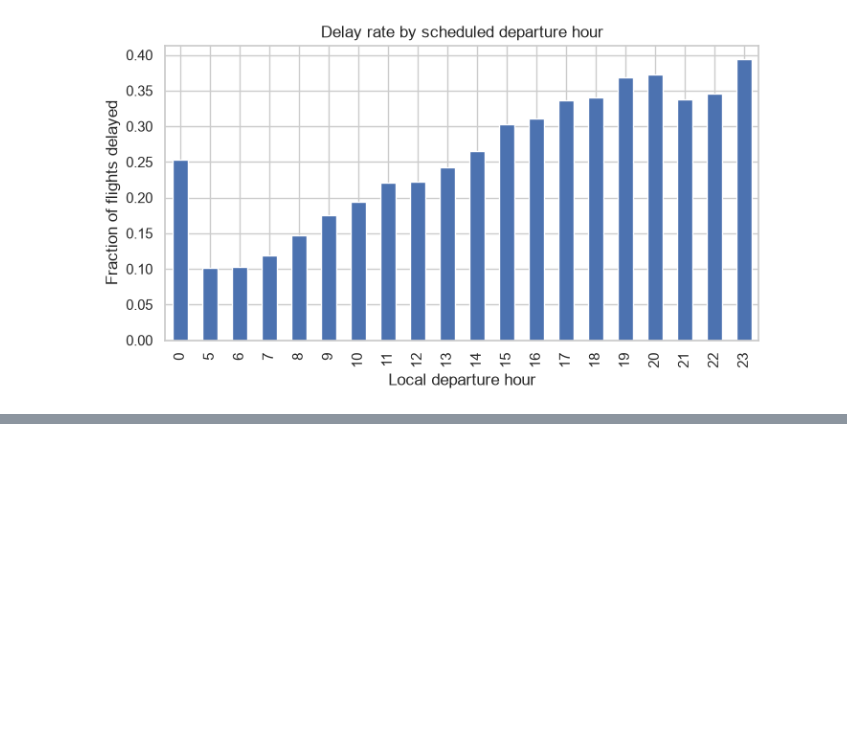
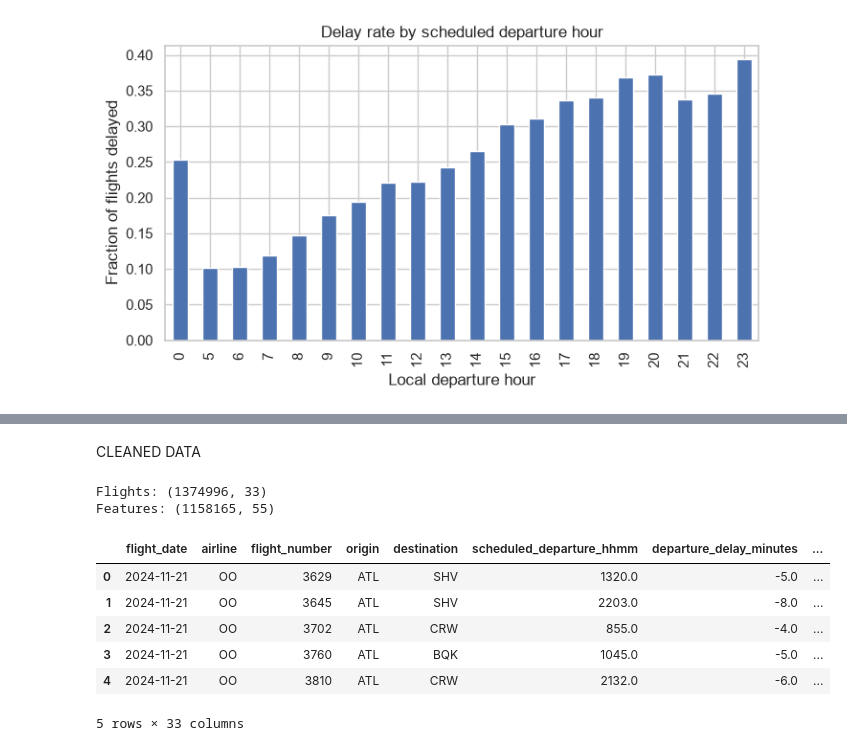
Before and after one commit to aadit19R/airline-classification-project, a Jupyter notebook: notebooks/simple/01_cleaning_and_eda.ipynb, the cells around one changed output, grey strips where cells are left out. Saved outputs shown, nothing was run; the diff lists cells and outputs as text; code cells hidden in the pictures; blank space fills up the shorter version.

```diff
--- a/notebooks/simple/01_cleaning_and_eda.ipynb
+++ b/notebooks/simple/01_cleaning_and_eda.ipynb
@@ -468,2 +713,32 @@ These patterns describe associations, not causes.
 
 Continue to [02 — Feature Engineering](02_feature_engineering.ipynb).
+# %% [markdown]
+CLEANED DATA
+# %%
+from pathlib import Path
+import pandas as pd
+
+data_dir = Path(
+    "/Users/aaditrangnekar/Desktop/departure-delay-classification/data/processed"
+)
+
+# Cleaned flight data
+flights = pd.read_parquet(data_dir / "flights_clean.parquet")
+
+# Engineered features
+features = pd.read_parquet(data_dir / "features.parquet")
+
+print("Flights:", flights.shape)
+print("Features:", features.shape)
+
+flights.head()
+# %% [output]
+Flights: (1374996, 33)
+Features: (1158165, 55)
+|  | flight_date | airline | flight_number | origin | destination | scheduled_departure_hhmm | departure_delay_minutes | ... |
+| 0 | 2024-11-21 | OO | 3629 | ATL | SHV | 1320.0 | -5.0 | ... |
+| 1 | 2024-11-21 | OO | 3645 | ATL | SHV | 2203.0 | -8.0 | ... |
+| 2 | 2024-11-21 | OO | 3702 | ATL | CRW | 855.0 | -4.0 | ... |
+| 3 | 2024-11-21 | OO | 3760 | ATL | BQK | 1045.0 | -5.0 | ... |
+| 4 | 2024-11-21 | OO | 3810 | ATL | CRW | 2132.0 | -6.0 | ... |
+5 rows × 33 columns
```
Also changed, not shown: parts of 37 cells of this notebook, 3 other files.
